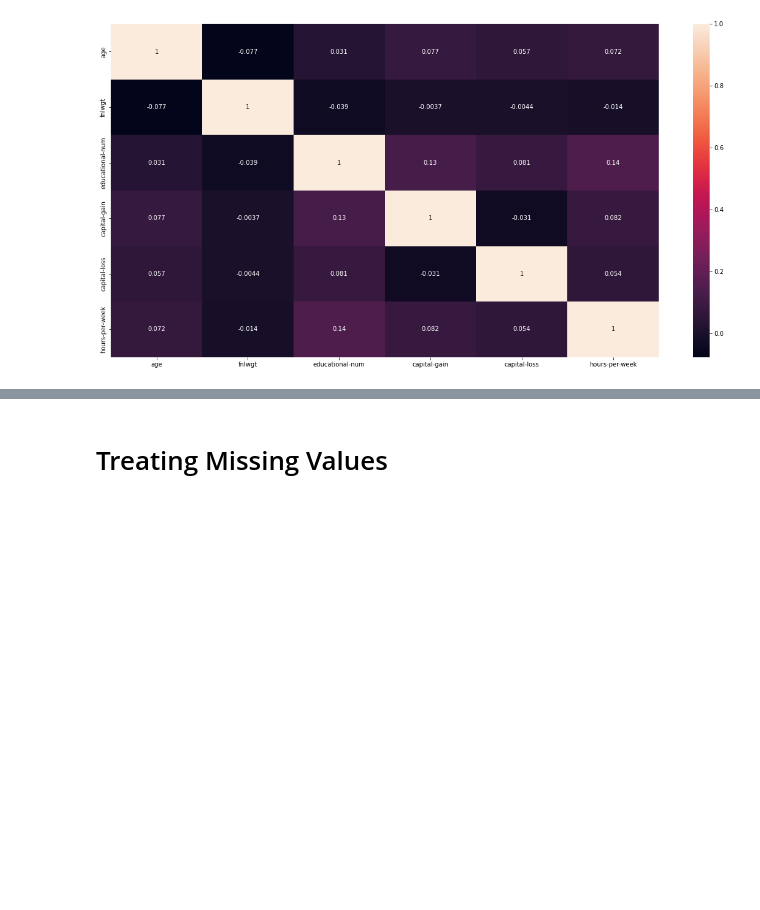
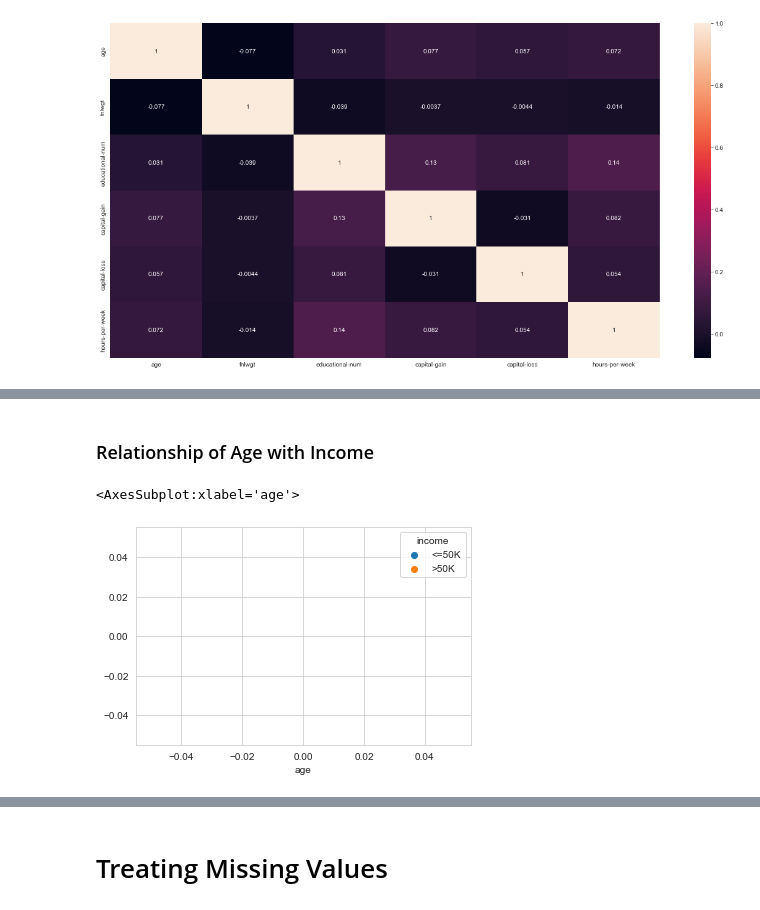
Before and after one commit to Adi161201/Internship_July_22, a Jupyter notebook: Data Analysis-2/data2.ipynb, the cells around one changed output, grey strips where cells are left out. Drawn from its saved outputs; the diff is of its cells as text; code cells hidden in the pictures; blank space fills up the shorter version.

```diff
--- a/Data Analysis-2/data2.ipynb
+++ b/Data Analysis-2/data2.ipynb
@@ -280,0 +312,7 @@ sns.pairplot(df)
+# %% [markdown]
+### Relationship of Age with Income
+# %%
+sns.scatterplot(x='age',data=df,hue='income')
+# %% [output]
+<AxesSubplot:xlabel='age'>
+[figure, added]
```
Also changed, not shown: parts of 43 cells of this notebook, 3 other files.
